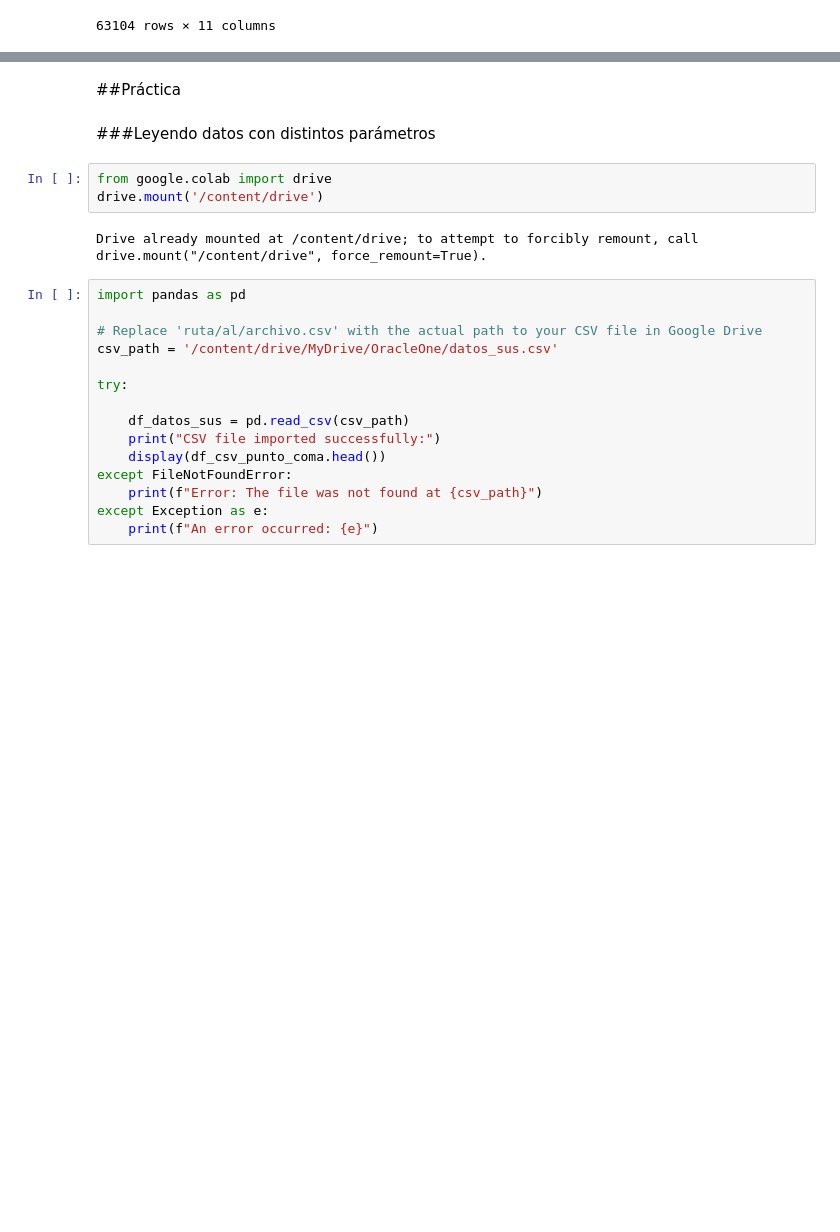
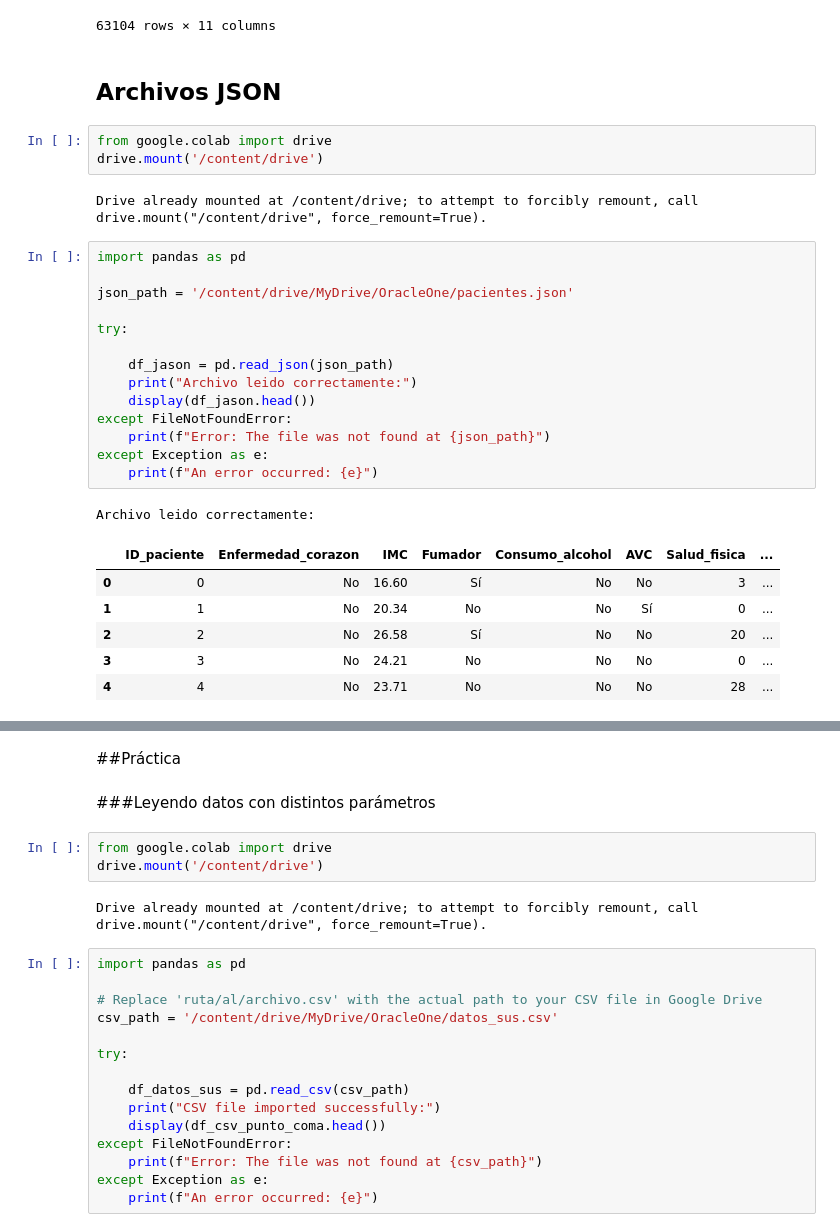
Before and after one commit to AenimaLabs/pandas_distintos_tipos_archivos, a Jupyter notebook: Pandas_tipos_de_archivos.ipynb, the cells around one changed output, grey strips where cells are left out. Saved outputs shown, nothing was run; the diff lists cells and outputs as text; blank space fills up the shorter version.

Commit message:
Se creó con Colab

```diff
--- a/Pandas_tipos_de_archivos.ipynb
+++ b/Pandas_tipos_de_archivos.ipynb
@@ -291,3 +291,32 @@ pd.read_csv(url_fuentes)
 | 63102 | Global | WLD | 2020 | CDIAC 2022, BP, and Sum of countries | CDIAC 2022 and BP | CDIAC 2022 and BP | CDIAC 2022 and BP | Andrew cement | CDIAC 2022 and GCP | [NONE] | ... |
 | 63103 | Global | WLD | 2021 | CDIAC 2022, BP, and Sum of countries | CDIAC 2022 and BP | CDIAC 2022 and BP | CDIAC 2022 and BP | Andrew cement | CDIAC 2022 and GCP | [NONE] | ... |
 63104 rows × 11 columns
+# %% [markdown]
+## Archivos JSON
+# %%
+from google.colab import drive
+drive.mount('/content/drive')
+# %% [output]
+Drive already mounted at /content/drive; to attempt to forcibly remount, call drive.mount("/content/drive", force_remount=True).
+# %%
+import pandas as pd
+
+json_path = '/content/drive/MyDrive/OracleOne/pacientes.json'
+
+try:
+
+    df_jason = pd.read_json(json_path)
+    print("Archivo leido correctamente:")
+    display(df_jason.head())
+except FileNotFoundError:
+    print(f"Error: The file was not found at {json_path}")
+except Exception as e:
+    print(f"An error occurred: {e}")
+# %% [output]
+Archivo leido correctamente:
+|  | ID_paciente | Enfermedad_corazon | IMC | Fumador | Consumo_alcohol | AVC | Salud_fisica | ... |
+| 0 | 0 | No | 16.60 | Sí | No | No | 3 | ... |
+| 1 | 1 | No | 20.34 | No | No | Sí | 0 | ... |
+| 2 | 2 | No | 26.58 | Sí | No | No | 20 | ... |
+| 3 | 3 | No | 24.21 | No | No | No | 0 | ... |
+| 4 | 4 | No | 23.71 | No | No | No | 28 | ... |
```
Also changed, not shown: parts of 4 cells of this notebook.
